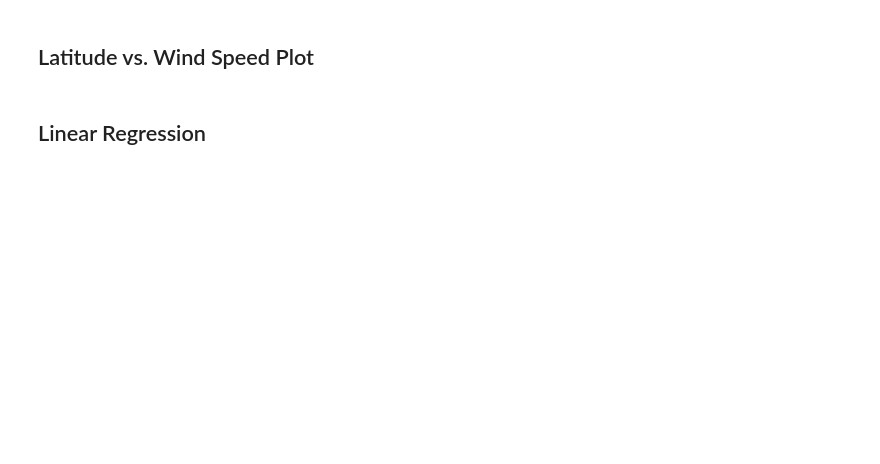
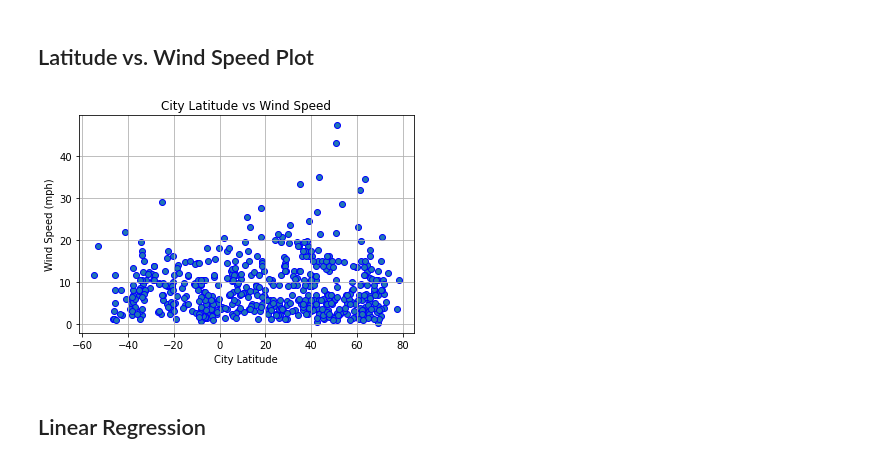
Before and after one commit to g8r1fl/python-api-challenge, a Jupyter notebook: WeatherPy/WeatherPy-Copy1.ipynb, the cells around one changed output. Cells and saved outputs as stored; diff of their text form; code cells hidden in the pictures; blank space fills up the shorter version.

```diff
--- a/WeatherPy/WeatherPy-Copy1.ipynb
+++ b/WeatherPy/WeatherPy-Copy1.ipynb
@@ -297,13 +257,15 @@ plt.show()
 # %%
 x_values = clean_city_data['Lat']
 y_values = clean_city_data['Wind Speed']
-plt.scatter(x_values,y_values)
+plt.scatter(x_values,y_values, edgecolors='b')
 plt.title('City Latitude vs Wind Speed')
 plt.xlabel('City Latitude')
 plt.ylabel('Wind Speed (mph)')
 plt.grid()
 plt.savefig('../output_data/lat_wind.png')
 plt.show()
+# %% [output]
+[figure, added]
 # %% [markdown]
 ## Linear Regression
 # %%
```
Also changed, not shown: parts of 15 cells of this notebook, 14 other files.
